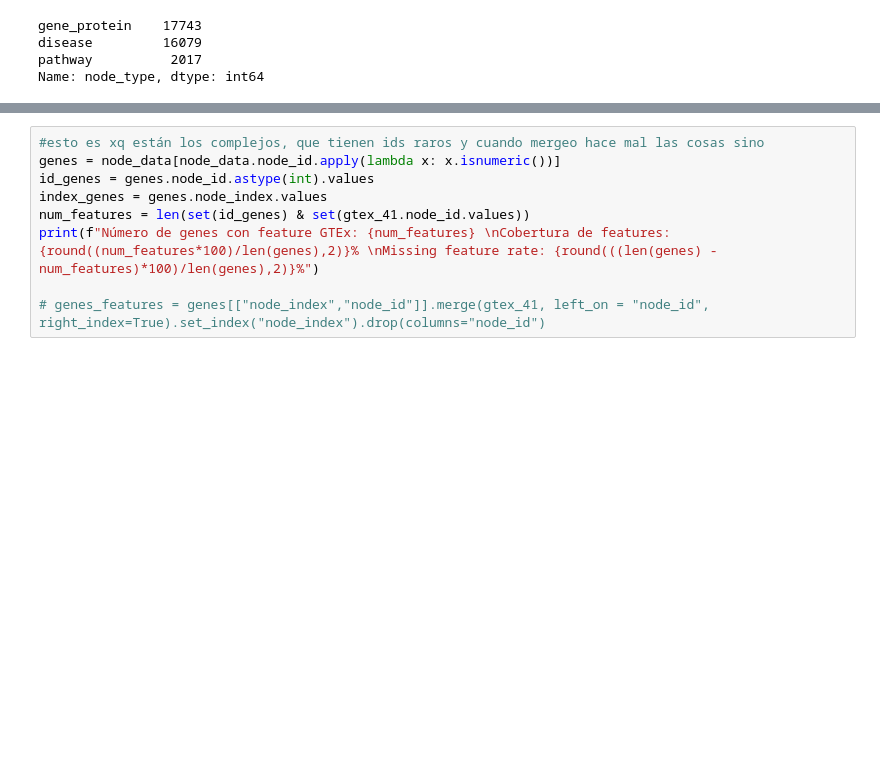
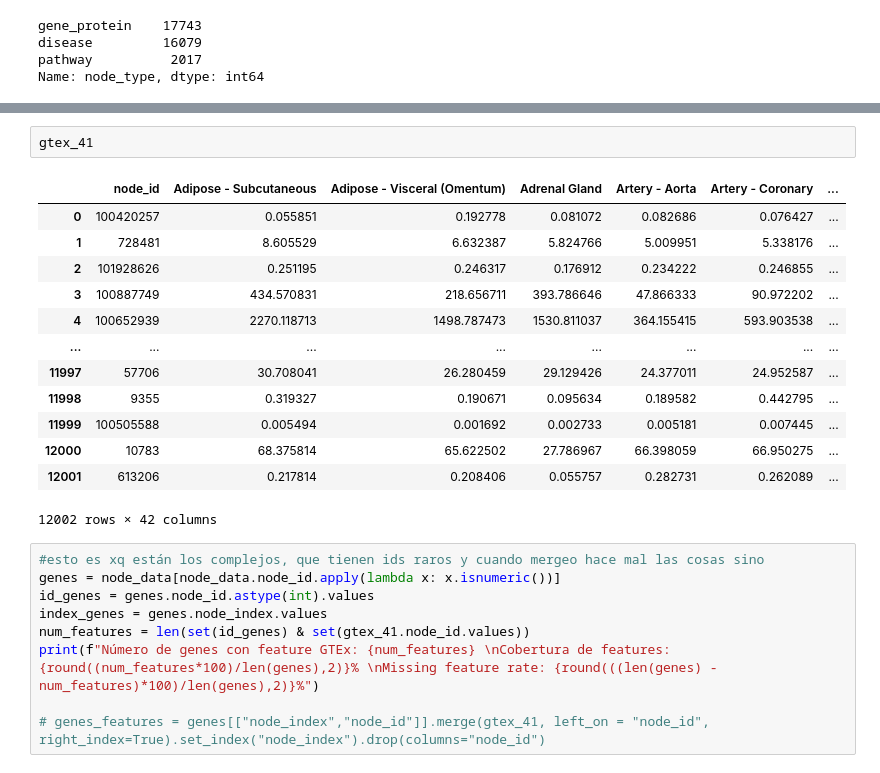
Before and after one commit to ingridheuer/gcnn_gdas, a Jupyter notebook: exploration/notebooks/feature_exploration/explore_gene_features.ipynb, the cells around one changed output, grey strips where cells are left out. Cells and saved outputs as stored; diff of their text form; blank space fills up the shorter version.

```diff
--- a/exploration/notebooks/feature_exploration/explore_gene_features.ipynb
+++ b/exploration/notebooks/feature_exploration/explore_gene_features.ipynb
@@ -34,3 +50,19 @@ Name: node_type, dtype: int64
+# %%
+gtex_41
+# %% [output]
+|  | node_id | Adipose - Subcutaneous | Adipose - Visceral (Omentum) | Adrenal Gland | Artery - Aorta | Artery - Coronary | ... |
+| 0 | 100420257 | 0.055851 | 0.192778 | 0.081072 | 0.082686 | 0.076427 | ... |
+| 1 | 728481 | 8.605529 | 6.632387 | 5.824766 | 5.009951 | 5.338176 | ... |
+| 2 | 101928626 | 0.251195 | 0.246317 | 0.176912 | 0.234222 | 0.246855 | ... |
+| 3 | 100887749 | 434.570831 | 218.656711 | 393.786646 | 47.866333 | 90.972202 | ... |
+| 4 | 100652939 | 2270.118713 | 1498.787473 | 1530.811037 | 364.155415 | 593.903538 | ... |
+| ... | ... | ... | ... | ... | ... | ... | ... |
+| 11997 | 57706 | 30.708041 | 26.280459 | 29.129426 | 24.377011 | 24.952587 | ... |
+| 11998 | 9355 | 0.319327 | 0.190671 | 0.095634 | 0.189582 | 0.442795 | ... |
+| 11999 | 100505588 | 0.005494 | 0.001692 | 0.002733 | 0.005181 | 0.007445 | ... |
+| 12000 | 10783 | 68.375814 | 65.622502 | 27.786967 | 66.398059 | 66.950275 | ... |
+| 12001 | 613206 | 0.217814 | 0.208406 | 0.055757 | 0.282731 | 0.262089 | ... |
+12002 rows × 42 columns
 # %%
 #esto es xq están los complejos, que tienen ids raros y cuando mergeo hace mal las cosas sino
 genes = node_data[node_data.node_id.apply(lambda x: x.isnumeric())]
```
Also changed, not shown: parts of 1 cell of this notebook, 4 other files.
